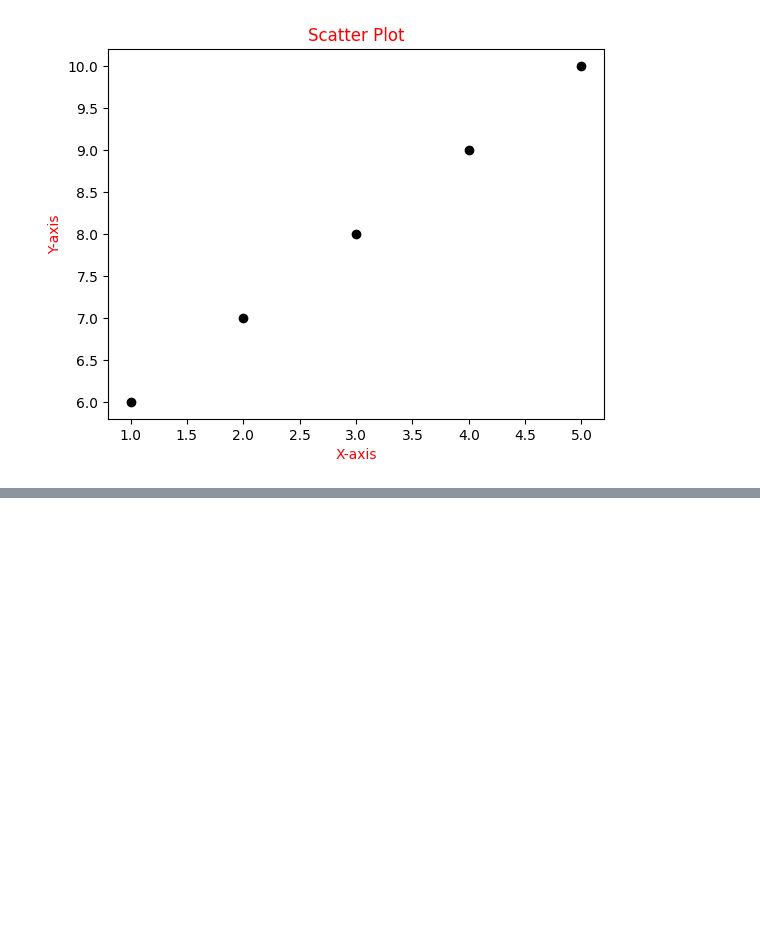
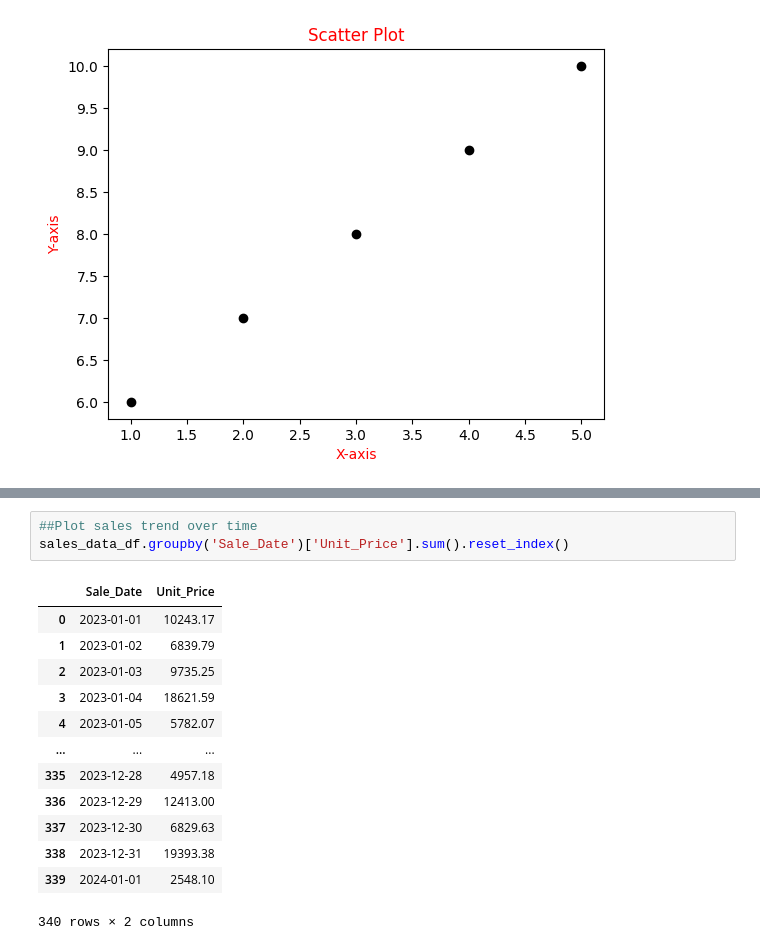
Before and after one commit to Imtiazjumman/Data_analytics, a Jupyter notebook: Matplotlib/Matplotlib.ipynb, the cells around one changed output, grey strips where cells are left out. Saved outputs shown, nothing was run; the diff lists cells and outputs as text; blank space fills up the shorter version.

```diff
--- a/Matplotlib/Matplotlib.ipynb
+++ b/Matplotlib/Matplotlib.ipynb
@@ -169,0 +224,17 @@ plt.show()
+# %%
+##Plot sales trend over time
+sales_data_df.groupby('Sale_Date')['Unit_Price'].sum().reset_index()
+# %% [output]
+|  | Sale_Date | Unit_Price |
+| 0 | 2023-01-01 | 10243.17 |
+| 1 | 2023-01-02 | 6839.79 |
+| 2 | 2023-01-03 | 9735.25 |
+| 3 | 2023-01-04 | 18621.59 |
+| 4 | 2023-01-05 | 5782.07 |
+| ... | ... | ... |
+| 335 | 2023-12-28 | 4957.18 |
+| 336 | 2023-12-29 | 12413.00 |
+| 337 | 2023-12-30 | 6829.63 |
+| 338 | 2023-12-31 | 19393.38 |
+| 339 | 2024-01-01 | 2548.10 |
+340 rows × 2 columns
```
Also changed, not shown: parts of 6 cells of this notebook, 1 other file.
